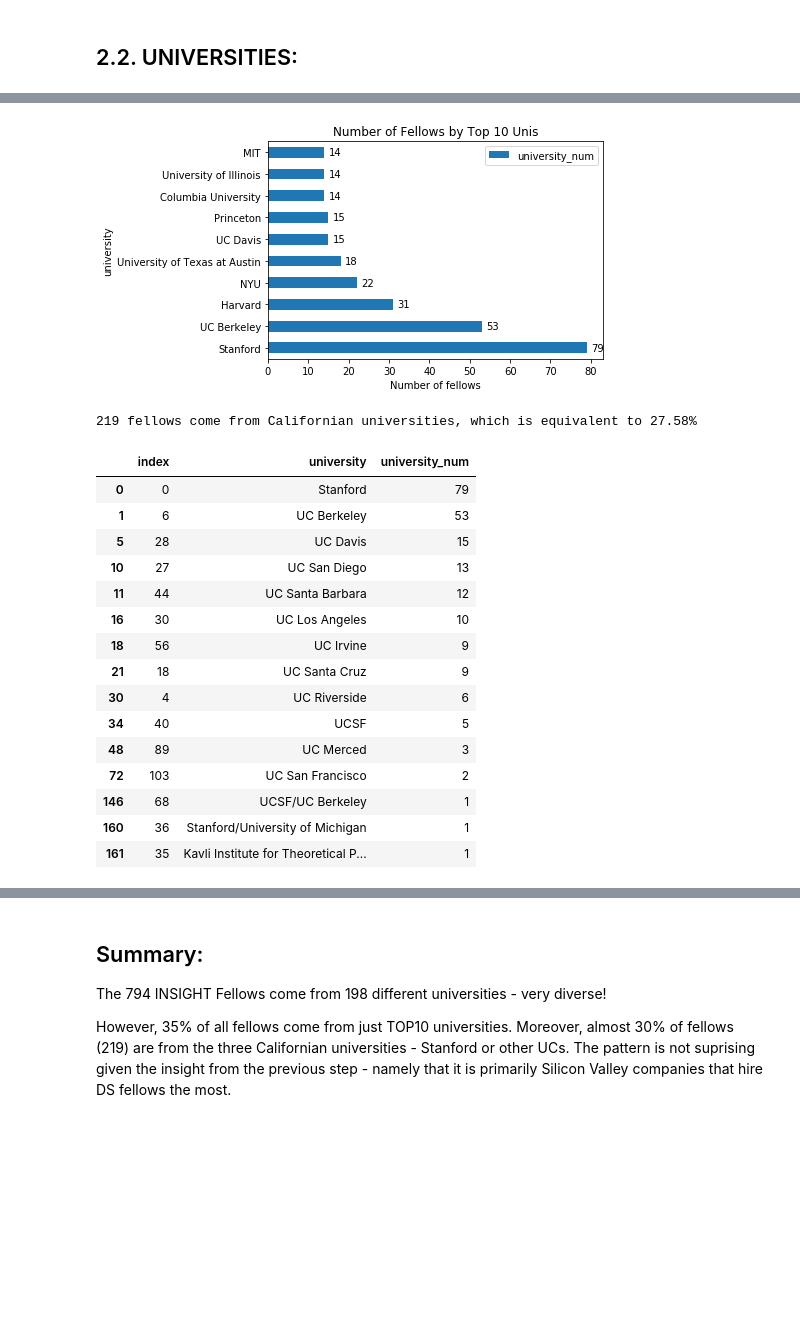
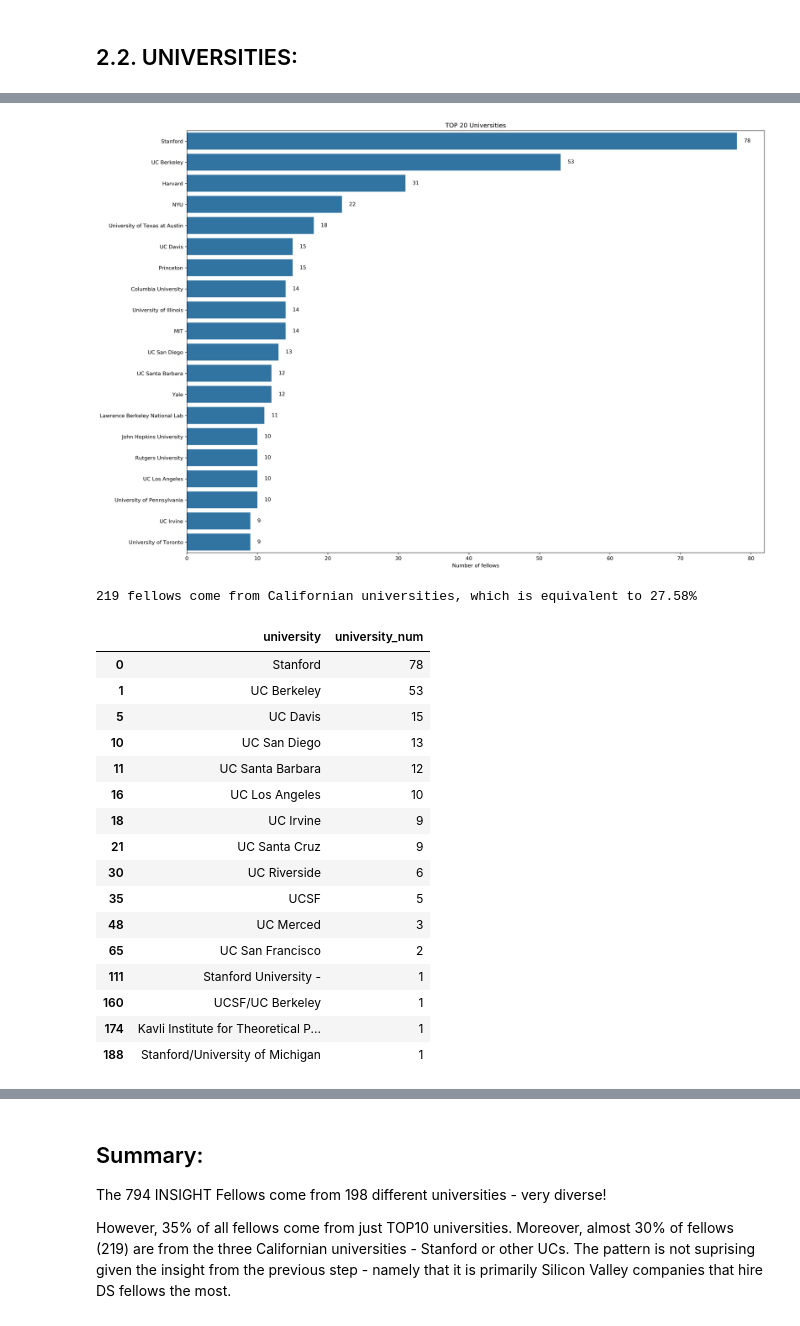
Before and after one commit to ktimchen/insight_fellows, a Jupyter notebook: INSIGHT_Data_Science_Fellowship.ipynb, the cells around one changed output, grey strips where cells are left out. Saved outputs shown, nothing was run; the diff lists cells and outputs as text; code cells hidden in the pictures; blank space fills up the shorter version.

Commit message:
rewrote parts of code as functions, added more images that are used for the post

```diff
--- a/INSIGHT_Data_Science_Fellowship.ipynb
+++ b/INSIGHT_Data_Science_Fellowship.ipynb
@@ -318,0 +331,3 @@ companies_count.head(10)
+# %%
+companies_grouped = grouped_by_companies()
+companies_grouped.head(10)
@@ -323,10 +350,13 @@ print("{} fellows work in top10 companies which is {:.2f}%".format(companies_cou
 # %%
 base_color = sns.color_palette()[0]
 
-sns.barplot(y = companies_count.company[:15], x = companies_count.company_num[:15], color=base_color);
-plt.title("TOP15 companies")
-for i in range(15):
+plt.figure(figsize=(20,25), dpi=300)
+sns.barplot(y = companies_grouped.company[:30], x = companies_grouped.company_num[:30], color=base_color);
+plt.title("TOP30 companies")
+plt.xlabel("number of fellows")
+plt.ylabel("")
+for i in range(30):
     #X position just after the end of the bar:
-    count = companies_count['company_num'][i]
+    count = companies_grouped['company_num'][i]
     plt.text(count+0.5, i, count, va = 'center');
 # %% [output]
@@ -361,33 +384,48 @@ uni_count = uni_count.reset_index()
+# %%
+def grouped_by_unis():
+    '''
+    Returns Data Frame with number of fellows grouped by universities
+    '''
+    uni_num = [insight['university'][insight['university'] == uni_unique[i]].count() for i in range(len(uni_unique))]
+    uni_grouped = pd.DataFrame({'university': uni_unique, 'university_num': uni_num})
+    uni_grouped = uni_grouped.sort_values(by='university_num', ascending=False).reset_index(drop=True)
+
+    return uni_grouped
+# %%
+uni_grouped = grouped_by_unis()
 # %%
-uni_count.head(10).plot.barh(x = 'university', y = 'university_num');
+plt.figure(figsize=(20,15), dpi=300)
+sns.barplot(y = uni_grouped.university[:20], x = uni_grouped.university_num[:20], color=base_color);
+plt.title('TOP 20 Universities');
 plt.xlabel('Number of fellows')
-plt.title('Number of Fellows by Top 10 Unis');
-for i in range(10):
+plt.ylabel("")
+for i in range(20):
     #X position just after the end of the bar:
-    count = uni_count['university_num'][i]
+    count = uni_grouped['university_num'][i]
     plt.text(count+1, i, count, va = 'center');
 # %% [output]
-[figure, old version]
+[figure, new version]
 # %%
-mask_cal_unis = uni_count.university.str.contains('Stanford|UC') & ~uni_count.university.isna()
-print(f"{uni_count[mask_cal_unis].university_num.sum()} fellows come from Californian universities, which is equivalent to {uni_count[mask_cal_unis].university_num.sum()/insight.shape[0]*100:.2f}%")
-uni_count[mask_cal_unis]
+mask_cal_unis = uni_grouped.university.str.contains('Stanford|UC') & ~uni_grouped.university.isna()
+print(f"{uni_grouped[mask_cal_unis].university_num.sum()} fellows come from Californian universities, which is equivalent to {uni_grouped[mask_cal_unis].university_num.sum()/insight.shape[0]*100:.2f}%")
+uni_grouped[mask_cal_unis]
 # %% [output]
 219 fellows come from Californian universities, which is equivalent to 27.58%
-|  | index | university | university_num |
-| 0 | 0 | Stanford | 79 |
-| 1 | 6 | UC Berkeley | 53 |
-| 5 | 28 | UC Davis | 15 |
-| 10 | 27 | UC San Diego | 13 |
-| 11 | 44 | UC Santa Barbara | 12 |
-| 16 | 30 | UC Los Angeles | 10 |
-| 18 | 56 | UC Irvine | 9 |
-| 21 | 18 | UC Santa Cruz | 9 |
-| 30 | 4 | UC Riverside | 6 |
-| 34 | 40 | UCSF | 5 |
-| 48 | 89 | UC Merced | 3 |
-| 72 | 103 | UC San Francisco | 2 |
-| 146 | 68 | UCSF/UC Berkeley | 1 |
-| 160 | 36 | Stanford/University of Michigan | 1 |
-| 161 | 35 | Kavli Institute for Theoretical P... | 1 |
+|  | university | university_num |
+| 0 | Stanford | 78 |
+| 1 | UC Berkeley | 53 |
+| 5 | UC Davis | 15 |
+| 10 | UC San Diego | 13 |
+| 11 | UC Santa Barbara | 12 |
+| 16 | UC Los Angeles | 10 |
+| 18 | UC Irvine | 9 |
+| 21 | UC Santa Cruz | 9 |
+| 30 | UC Riverside | 6 |
+| 35 | UCSF | 5 |
+| 48 | UC Merced | 3 |
+| 65 | UC San Francisco | 2 |
+| 111 | Stanford University - | 1 |
+| 160 | UCSF/UC Berkeley | 1 |
+| 174 | Kavli Institute for Theoretical P... | 1 |
+| 188 | Stanford/University of Michigan | 1 |
 # %%
```
Also changed, not shown: parts of 64 cells of this notebook, 2 other files.
